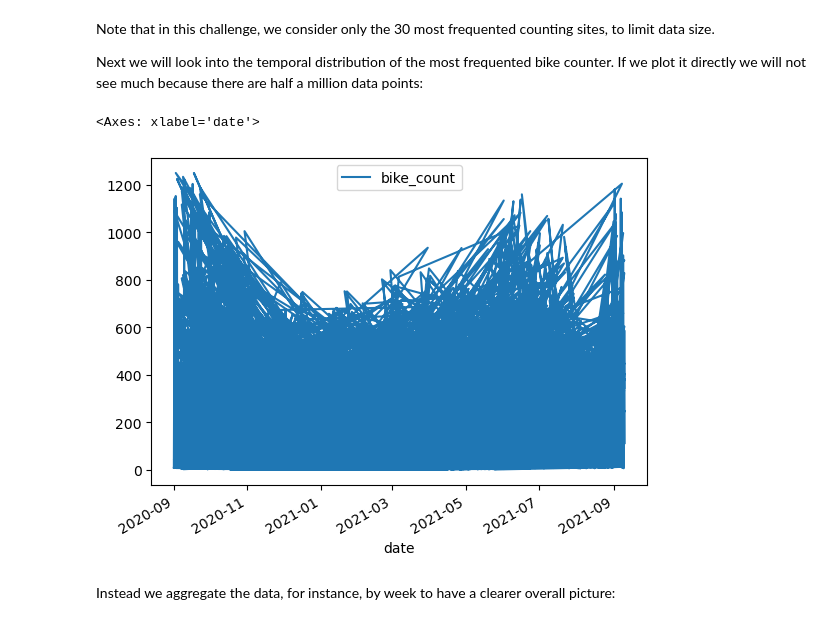
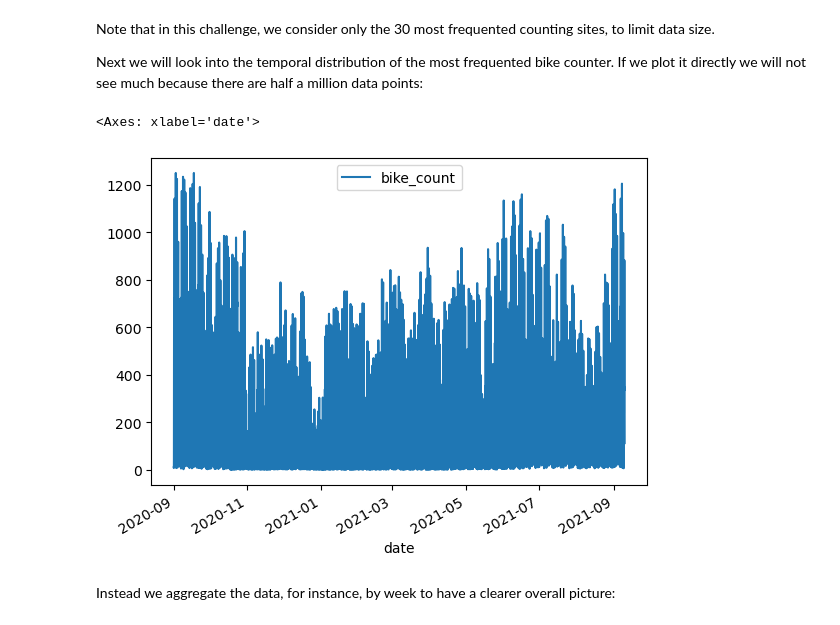
Before and after one commit to thom1100/bike_counters_, a Jupyter notebook: bike_counters_starting_kit.ipynb, the cells around one changed output. Drawn from its saved outputs; the diff is of its cells as text; code cells hidden in the pictures.

```diff
--- a/bike_counters_starting_kit.ipynb
+++ b/bike_counters_starting_kit.ipynb
@@ -149,11 +143,12 @@ Note that in this challenge, we consider only the 30 most frequented counting si
 Next we will look into the temporal distribution of the most frequented bike counter. If we plot it directly we will not see much because there are half a million data points:
 # %%
 mask = data["counter_name"] == "Totem 73 boulevard de Sébastopol S-N"
-
-data[mask].plot(x="date", y="bike_count")
+# Il y avait visiblement un probleme de date non triée lol.
+data_sorted = data[mask].sort_values(by="date")
+data_sorted.plot(x="date", y="bike_count")
 # %% [output]
 <Axes: xlabel='date'>
-[figure, old version]
+[figure, new version]
 # %% [markdown]
 Instead we aggregate the data, for instance, by week to have a clearer overall picture:
 # %%
```
Also changed, not shown: parts of 33 cells of this notebook.
